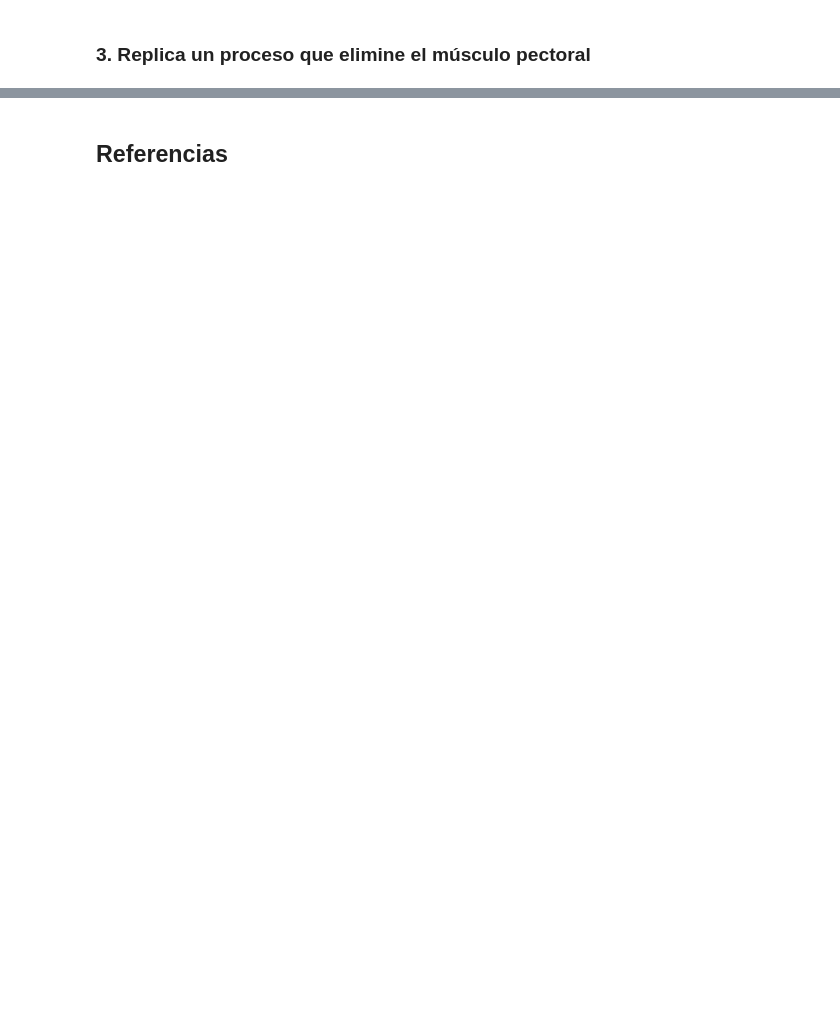
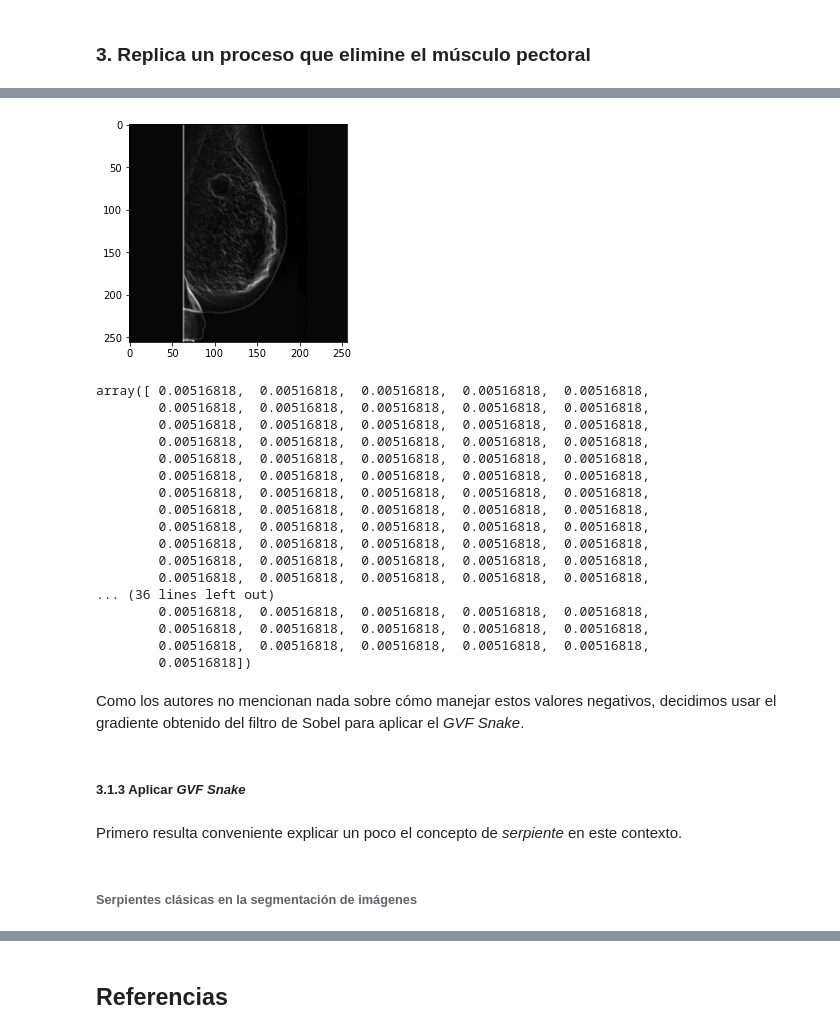
Before and after one commit to data-and-code/trabajo_con_imagenes, a Jupyter notebook: data-raw/clean_imgs.ipynb, the cells around one changed output, grey strips where cells are left out. Drawn from its saved outputs; the diff is of its cells as text; code cells hidden in the pictures; blank space fills up the shorter version.

```diff
--- a/data-raw/clean_imgs.ipynb
+++ b/data-raw/clean_imgs.ipynb
@@ -295,0 +389,40 @@ for img_scale, img_clean, img_bin_clean, img_num in zip(imgs_scale, imgs_clean,
+# %%
+# Ajuste del gradiente sobre una imagen de muestra
+test_img = imgs_clean[10].copy()
+w0 = 0.63
+w1 = 1 - w0
+grad_magn = np.sqrt(np.power(grad_x, 2) + np.power(grad_y, 2))
+
+grad_adjust = w0 * ((grad - np.min(grad_magn)) / (np.max(grad_magn) - np.min(grad_magn))) + w1 * ((T(test_img) - test_img) / 255)
+
+# Valor mínimo obtenido de esta operación
+plt.imshow(grad_adjust, cmap='gray')
+plt.show()
+grad_adjust[0]
+# %% [output]
+[figure, added]
+array([ 0.00516818,  0.00516818,  0.00516818,  0.00516818,  0.00516818,
+        0.00516818,  0.00516818,  0.00516818,  0.00516818,  0.00516818,
+        0.00516818,  0.00516818,  0.00516818,  0.00516818,  0.00516818,
+        0.00516818,  0.00516818,  0.00516818,  0.00516818,  0.00516818,
+        0.00516818,  0.00516818,  0.00516818,  0.00516818,  0.00516818,
+        0.00516818,  0.00516818,  0.00516818,  0.00516818,  0.00516818,
+        0.00516818,  0.00516818,  0.00516818,  0.00516818,  0.00516818,
+        0.00516818,  0.00516818,  0.00516818,  0.00516818,  0.00516818,
+        0.00516818,  0.00516818,  0.00516818,  0.00516818,  0.00516818,
+        0.00516818,  0.00516818,  0.00516818,  0.00516818,  0.00516818,
+        0.00516818,  0.00516818,  0.00516818,  0.00516818,  0.00516818,
+        0.00516818,  0.00516818,  0.00516818,  0.00516818,  0.00516818,
+... (36 lines left out)
+        0.00516818,  0.00516818,  0.00516818,  0.00516818,  0.00516818,
+        0.00516818,  0.00516818,  0.00516818,  0.00516818,  0.00516818,
+        0.00516818,  0.00516818,  0.00516818,  0.00516818,  0.00516818,
+        0.00516818])
+# %% [markdown]
+Como los autores no mencionan nada sobre cómo manejar estos valores negativos, decidimos usar el gradiente obtenido del filtro de Sobel para aplicar el *GVF Snake*.
+# %% [markdown]
+#####  3.1.3 Aplicar *GVF Snake*
+# %% [markdown]
+Primero resulta conveniente explicar un poco el concepto de *serpiente* en este contexto.
+# %% [markdown]
+###### Serpientes clásicas en la segmentación de imágenes
```
Also changed, not shown: parts of 90 cells of this notebook, 11 other files.
